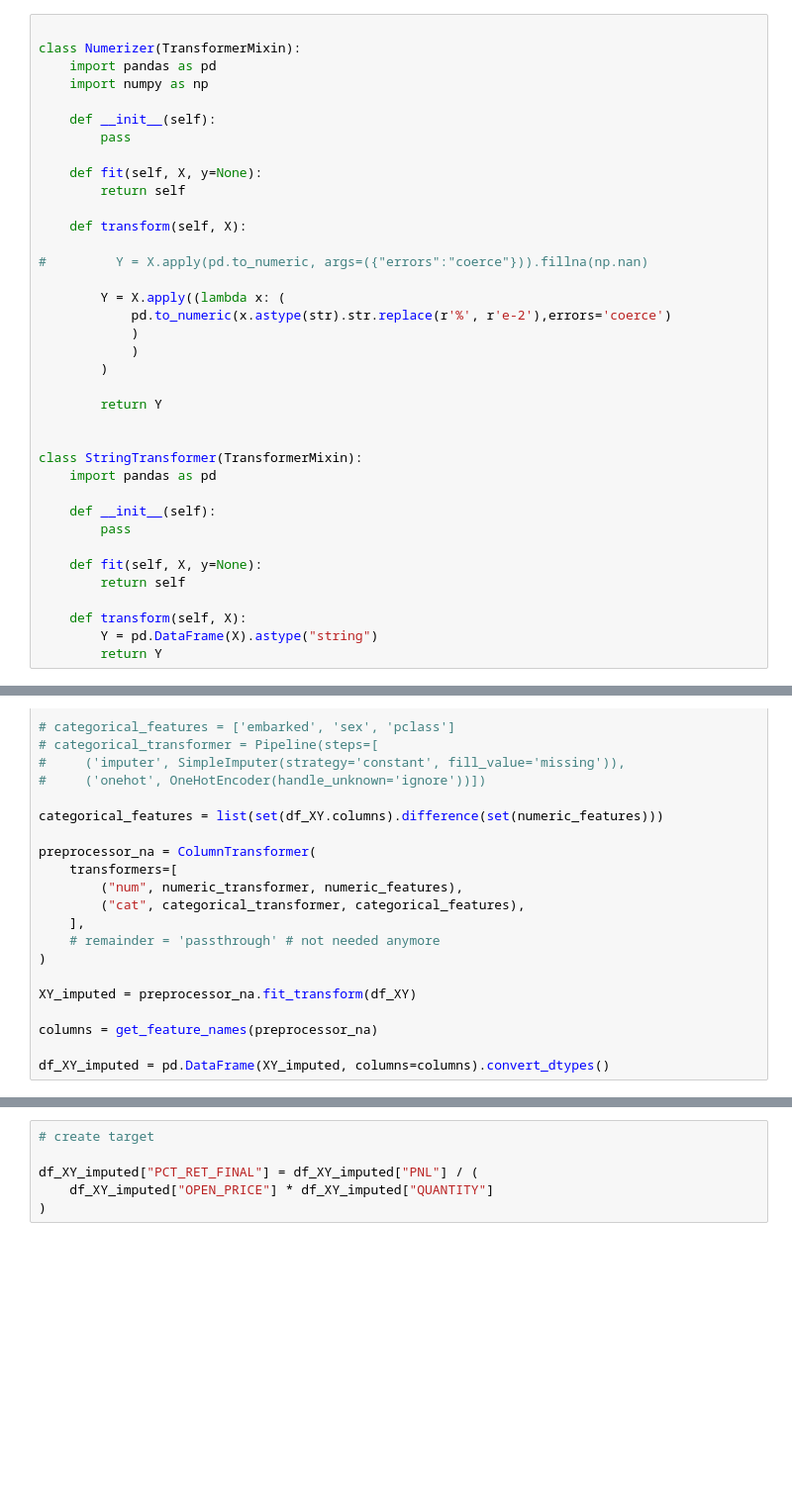
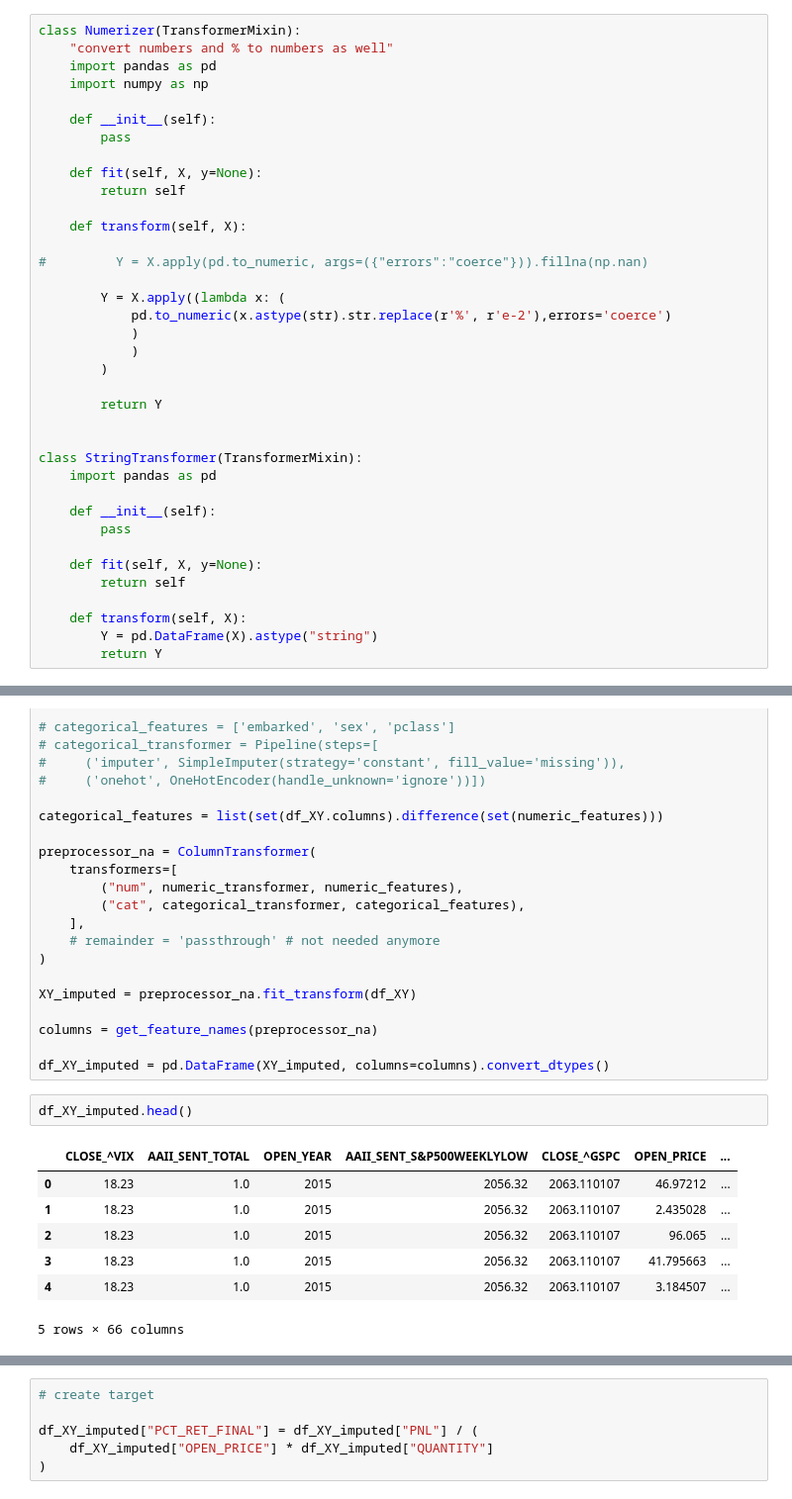
Before and after one commit to sws144/quant-trading, a Jupyter notebook: P1-AnalyzeTrades/P1-AnalyzeTrades_e_feateng.ipynb, the cells around one changed output, grey strips where cells are left out. Shown at 99% size. Saved outputs shown, nothing was run; the diff lists cells and outputs as text; blank space fills up the shorter version.

```diff
--- a/P1-AnalyzeTrades/P1-AnalyzeTrades_e_feateng.ipynb
+++ b/P1-AnalyzeTrades/P1-AnalyzeTrades_e_feateng.ipynb
@@ -96,8 +96,8 @@ def get_feature_names(column_transformer):
 # %% [markdown]
 ## custom transformers
 # %%
-
 class Numerizer(TransformerMixin):
+    "convert numbers and % to numbers as well"
     import pandas as pd
     import numpy as np
 
@@ -258,3 +254,13 @@ XY_imputed = preprocessor_na.fit_transform(df_XY)
 columns = get_feature_names(preprocessor_na)
 
 df_XY_imputed = pd.DataFrame(XY_imputed, columns=columns).convert_dtypes()
+# %%
+df_XY_imputed.head()
+# %% [output]
+|  | CLOSE_^VIX | AAII_SENT_TOTAL | OPEN_YEAR | AAII_SENT_S&P500WEEKLYLOW | CLOSE_^GSPC | OPEN_PRICE | ... |
+| 0 | 18.23 | 1.0 | 2015 | 2056.32 | 2063.110107 | 46.97212 | ... |
+| 1 | 18.23 | 1.0 | 2015 | 2056.32 | 2063.110107 | 2.435028 | ... |
+| 2 | 18.23 | 1.0 | 2015 | 2056.32 | 2063.110107 | 96.065 | ... |
+| 3 | 18.23 | 1.0 | 2015 | 2056.32 | 2063.110107 | 41.795663 | ... |
+| 4 | 18.23 | 1.0 | 2015 | 2056.32 | 2063.110107 | 3.184507 | ... |
+5 rows × 66 columns
```
Also changed, not shown: parts of 3 cells of this notebook, 5 other files.
